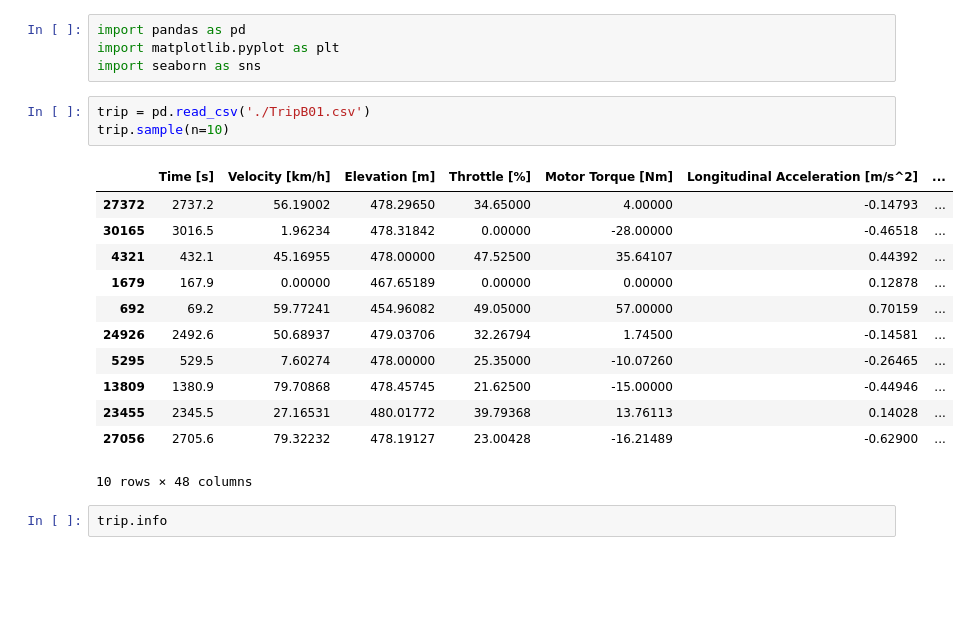
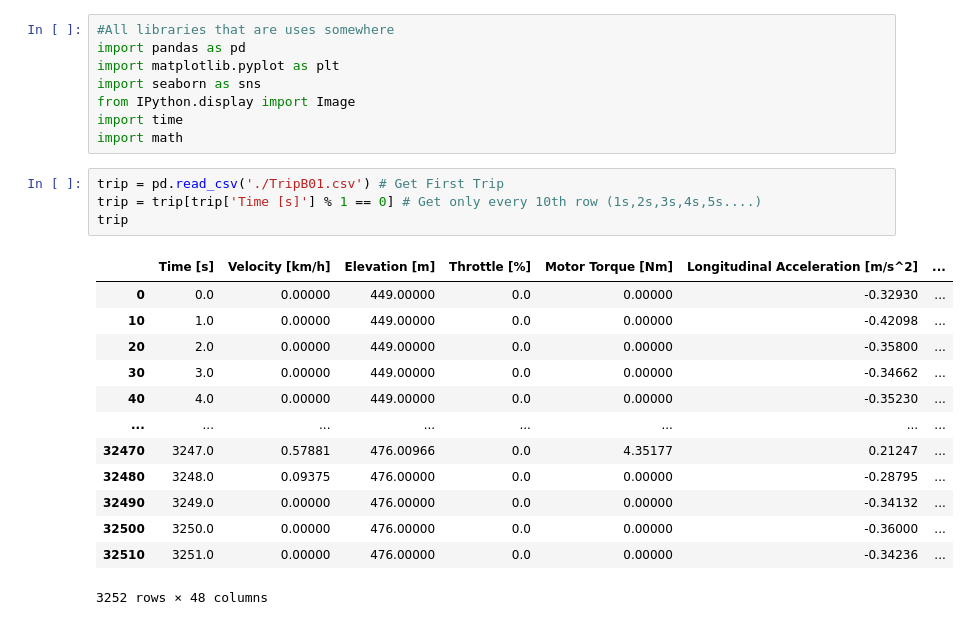
Before and after one commit to CodeChrisB/Kids-Project, a Jupyter notebook: car.ipynb, the cells around one changed output. Cells and saved outputs as stored; diff of their text form; blank space fills up the shorter version.

```diff
--- a/car.ipynb
+++ b/car.ipynb
@@ -1,23 +17,27 @@
 # %%
+#All libraries that are uses somewhere
 import pandas as pd
 import matplotlib.pyplot as plt
 import seaborn as sns
+from IPython.display import Image
+import time
+import math
 # %%
-trip = pd.read_csv('./TripB01.csv')
-trip.sample(n=10)
+trip = pd.read_csv('./TripB01.csv') # Get First Trip
+trip = trip[trip['Time [s]'] % 1 == 0] # Get only every 10th row (1s,2s,3s,4s,5s....)
+trip
 # %% [output]
 |  | Time [s] | Velocity [km/h] | Elevation [m] | Throttle [%] | Motor Torque [Nm] | Longitudinal Acceleration [m/s^2] | ... |
-| 27372 | 2737.2 | 56.19002 | 478.29650 | 34.65000 | 4.00000 | -0.14793 | ... |
-| 30165 | 3016.5 | 1.96234 | 478.31842 | 0.00000 | -28.00000 | -0.46518 | ... |
-| 4321 | 432.1 | 45.16955 | 478.00000 | 47.52500 | 35.64107 | 0.44392 | ... |
-| 1679 | 167.9 | 0.00000 | 467.65189 | 0.00000 | 0.00000 | 0.12878 | ... |
-| 692 | 69.2 | 59.77241 | 454.96082 | 49.05000 | 57.00000 | 0.70159 | ... |
-| 24926 | 2492.6 | 50.68937 | 479.03706 | 32.26794 | 1.74500 | -0.14581 | ... |
-| 5295 | 529.5 | 7.60274 | 478.00000 | 25.35000 | -10.07260 | -0.26465 | ... |
-| 13809 | 1380.9 | 79.70868 | 478.45745 | 21.62500 | -15.00000 | -0.44946 | ... |
-| 23455 | 2345.5 | 27.16531 | 480.01772 | 39.79368 | 13.76113 | 0.14028 | ... |
-| 27056 | 2705.6 | 79.32232 | 478.19127 | 23.00428 | -16.21489 | -0.62900 | ... |
+| 0 | 0.0 | 0.00000 | 449.00000 | 0.0 | 0.00000 | -0.32930 | ... |
+| 10 | 1.0 | 0.00000 | 449.00000 | 0.0 | 0.00000 | -0.42098 | ... |
+| 20 | 2.0 | 0.00000 | 449.00000 | 0.0 | 0.00000 | -0.35800 | ... |
+| 30 | 3.0 | 0.00000 | 449.00000 | 0.0 | 0.00000 | -0.34662 | ... |
+| 40 | 4.0 | 0.00000 | 449.00000 | 0.0 | 0.00000 | -0.35230 | ... |
+| ... | ... | ... | ... | ... | ... | ... | ... |
+| 32470 | 3247.0 | 0.57881 | 476.00966 | 0.0 | 4.35177 | 0.21247 | ... |
+| 32480 | 3248.0 | 0.09375 | 476.00000 | 0.0 | 0.00000 | -0.28795 | ... |
+| 32490 | 3249.0 | 0.00000 | 476.00000 | 0.0 | 0.00000 | -0.34132 | ... |
+| 32500 | 3250.0 | 0.00000 | 476.00000 | 0.0 | 0.00000 | -0.36000 | ... |
+| 32510 | 3251.0 | 0.00000 | 476.00000 | 0.0 | 0.00000 | -0.34236 | ... |
-10 rows × 48 columns
+3252 rows × 48 columns
-# %%
-trip.info
 # %%
```
Also changed, not shown: parts of 6 cells of this notebook, 5 other files.
